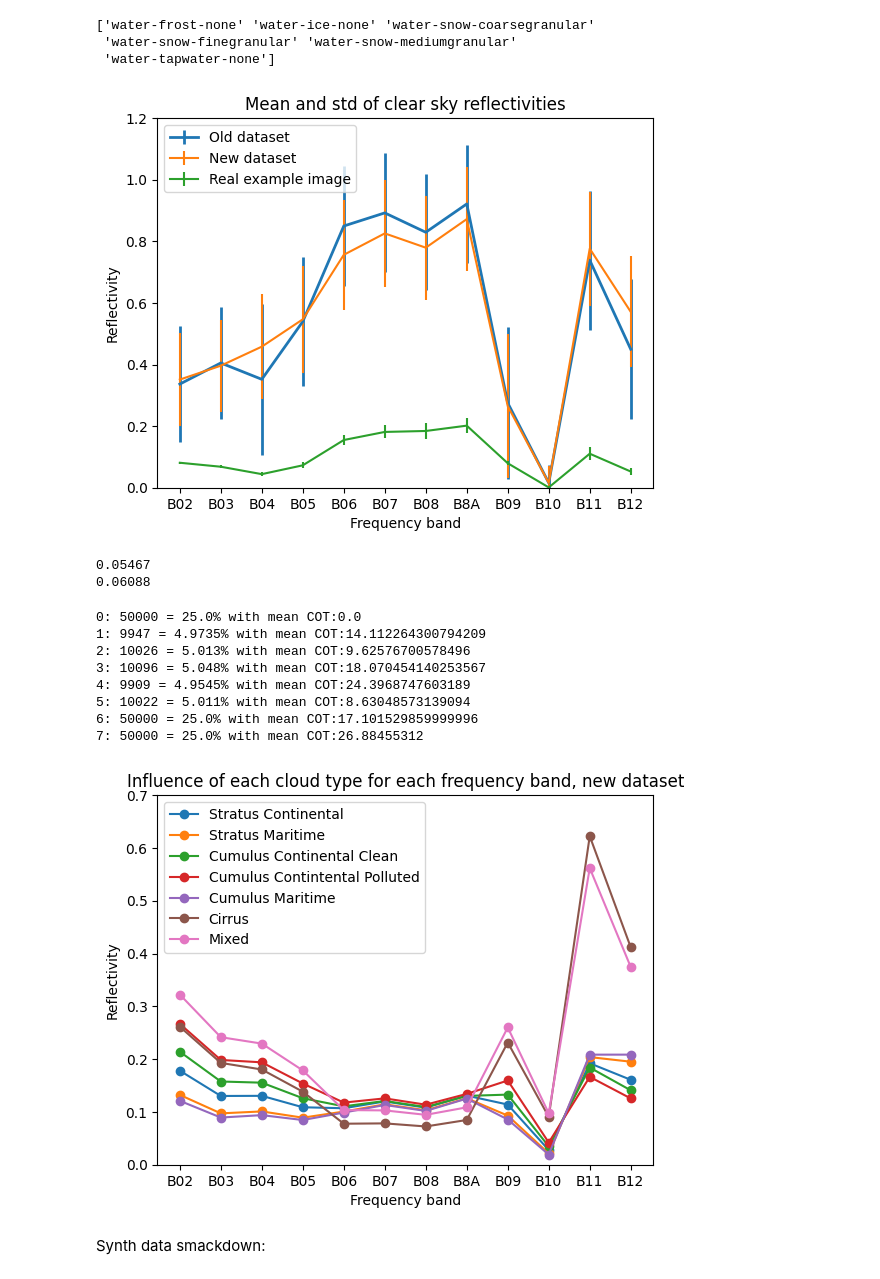
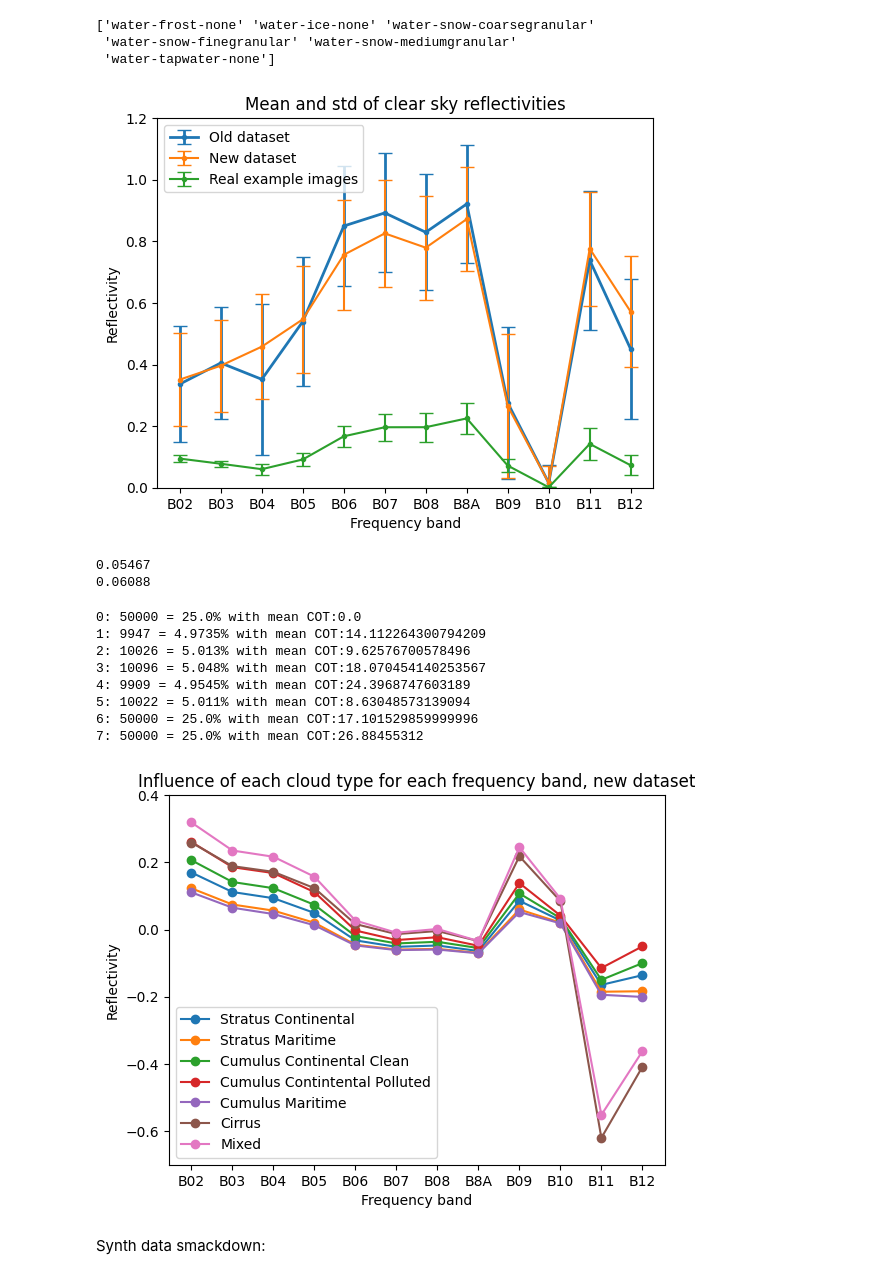
Before and after one commit to chiara-aisweden/cloud_rm, a Jupyter notebook: DataVis.ipynb, the cells around one changed output. Cells and saved outputs as stored; diff of their text form; code cells hidden in the pictures.

```diff
--- a/DataVis.ipynb
+++ b/DataVis.ipynb
@@ -85,6 +85,9 @@ with std: 0.1093317573250767
 water/ice: 3828 = 1.914%
 with std: 0.013640856684076892
 # %%
+#Decide whether to include real mean
+include_real=True
+
 #Find surface types
 surfs = ['vegetation','rock','nonphotosyntheticvegetation','soil','water/ice','frost/snow']
 
@@ -97,19 +100,32 @@ for i in range(len(surfs)):
 total_mean=np.mean(df[clearcols],axis=0)
 total_std=np.std(df[clearcols],axis=0)
 
+#Import Real images mean
+if include_real:
+    real_ex_mean=[0.09453778, 0.0777872 , 0.06017147, 0.09173835, 0.16690802, 0.19634993, 0.19650194, 0.22506709, 0.0717202 , 0.00139894, 0.14225991, 0.07273129]
+
 #Print deviations
 x=np.arange(len(clearcols))
 plt.figure()
-for i in range(len(surfs)):
-    plt.plot(x,surf_means[i,:].flatten(),'-o')
+plt.plot(x,surf_means[0,:].flatten(),'-o',linewidth=0.5,c='tab:green')
+plt.plot(x,surf_means[1,:].flatten(),'-o',linewidth=0.5,c='tab:gray')
+plt.plot(x,surf_means[2,:].flatten(),'-o',linewidth=0.5,c='tab:orange')
+plt.plot(x,surf_means[3,:].flatten(),'-o',linewidth=0.5,c='tab:brown')
+plt.plot(x,surf_means[4,:].flatten(),'-o',linewidth=0.5,c='tab:blue')
+plt.plot(x,surf_means[5,:].flatten(),'-o',linewidth=0.5,c='tab:purple')
 
 plt.plot(x,total_mean,'--',c='black',linewidth=3.0)
+if include_real:
+    plt.plot(x,real_ex_mean,'--',c='tab:red',linewidth=5.0)
 
 plt.xticks(x, ['B02','B03','B04','B05','B06','B07','B08','B8A','B09','B10','B11','B12'])
 plt.title('Average reflectivity of each band by surface type')
 plt.xlabel('Frequency band')
 plt.ylabel('Reflectivity')
-plt.legend(['Vegetation','Rock','Non-phot. veg.','Soil','Water/Ice','Frost/Snow','Mean'],loc='upper left')
+if include_real:
+    plt.legend(['Vegetation','Rock','Non-phot. veg.','Soil','Water/Ice','Frost/Snow','Synthetic mean', 'Real data mean'],loc='upper left')
+else:
+    plt.legend(['Vegetation','Rock','Non-phot. veg.','Soil','Water/Ice','Frost/Snow','Synthetic mean'],loc='upper left')
 ax = plt.gca()
 ax.set_ylim([0, 1])
 plt.show()
@@ -223,22 +239,22 @@ total_mean_new=np.mean(df_new[clearcols],axis=0)
 total_std_new=np.std(df_new[clearcols],axis=0)
 
 #Import example image means/stds
-real_ex_mean=[0.08106585, 0.06814364, 0.04409905, 0.07274306, 0.15487844, 0.18113827, 0.18423619, 0.20154552, 0.07944296, 0.00097971, 0.11044918, 0.05259365]
-real_ex_std=[0.00350704, 0.00539369, 0.00726456, 0.00923309, 0.0172673, 0.0209861, 0.02628233, 0.02431537, 0.00610984, 0.00010017, 0.0204025,  0.01173433]
+real_ex_mean=[0.09453778, 0.0777872 , 0.06017147, 0.09173835, 0.16690802, 0.19634993, 0.19650194, 0.22506709, 0.0717202 , 0.00139894, 0.14225991, 0.07273129]
+real_ex_std=[0.01178028, 0.01023469, 0.01787003, 0.02111118, 0.03498968, 0.04356319, 0.04683061, 0.05012912, 0.02070586, 0.00046948, 0.05076208, 0.03225045]
 
 #Print means
 x=np.arange(len(clearcols))
 plt.figure()
 
-plt.errorbar(x,total_mean,yerr=total_std,linewidth=2)
-plt.errorbar(x,total_mean_new,yerr=total_std_new)
-plt.errorbar(x,real_ex_mean,yerr=real_ex_std)
+plt.errorbar(x,total_mean,yerr=total_std,linewidth=2,marker='.', capsize=5)
+plt.errorbar(x,total_mean_new,yerr=total_std_new,marker='.', capsize=5)
+plt.errorbar(x,real_ex_mean,yerr=real_ex_std,marker='.', capsize=5)
 
 plt.xticks(x, ['B02','B03','B04','B05','B06','B07','B08','B8A','B09','B10','B11','B12'])
 plt.title('Mean and std of clear sky reflectivities')
 plt.xlabel('Frequency band')
 plt.ylabel('Reflectivity')
-plt.legend(['Old dataset','New dataset','Real example image'],loc='upper left')
+plt.legend(['Old dataset','New dataset','Real example images'],loc='upper left')
 ax = plt.gca()
 ax.set_ylim([0, 1.2])
 plt.show()
@@ -246,7 +262,7 @@ plt.show()
 print(min(df['Clear_B04']))
 print(min(df_new['Clear_B04']))
 # %% [output]
-[figure, old version]
+[figure, new version]
 0.05467
 0.06088
 # %%
@@ -257,37 +273,37 @@ for i in range(len(clouds_all)):
         clouds_all[i]=7
 unique_cloud, count_cloud = np.unique(clouds_all, return_counts=True)
 
 #Find influence and COT of each surf type
 cloud_inf = np.zeros([len(unique_cloud), len(clearcols)])
 for i in range(len(unique_cloud)):
     cloud_data = np.array(df_new[clouds_all == unique_cloud[i]][cloudcols])-np.array(df_new[clouds_all == unique_cloud[i]][clearcols])
-    cloud_inf[i,:] = np.mean(np.abs(cloud_data),axis=0)
+    cloud_inf[i,:] = np.mean(cloud_data,axis=0)
     cloud_COT = np.mean(np.array(df_new[clouds_all == unique_cloud[i]]['COT']))
 
     print(str(unique_cloud[i])+': '+str(count_cloud[i])+' = '+str(count_cloud[i]/2000)+'%'+' with mean COT:'+str(cloud_COT))
 
 plt.figure()
 for i in range(1,len(unique_cloud)):
     plt.plot(x,cloud_inf[i,:],'-o')
 
 plt.xticks(x, ['B02','B03','B04','B05','B06','B07','B08','B8A','B09','B10','B11','B12'])
 plt.title('Influence of each cloud type for each frequency band, new dataset')
 plt.xlabel('Frequency band')
 plt.ylabel('Reflectivity')
-plt.legend(['Stratus Continental','Stratus Maritime','Cumulus Continental Clean','Cumulus Contintental Polluted','Cumulus Maritime','Cirrus','Mixed'],loc='upper left')
+plt.legend(['Stratus Continental','Stratus Maritime','Cumulus Continental Clean','Cumulus Contintental Polluted','Cumulus Maritime','Cirrus','Mixed'],loc='lower left')
 ax = plt.gca()
-ax.set_ylim([0, 0.7])
+ax.set_ylim([-0.7, 0.4])
 plt.show()
 # %% [output]
 0: 50000 = 25.0% with mean COT:0.0
 1: 9947 = 4.9735% with mean COT:14.112264300794209
 2: 10026 = 5.013% with mean COT:9.62576700578496
 3: 10096 = 5.048% with mean COT:18.070454140253567
 4: 9909 = 4.9545% with mean COT:24.3968747603189
 5: 10022 = 5.011% with mean COT:8.63048573139094
 6: 50000 = 25.0% with mean COT:17.101529859999996
 7: 50000 = 25.0% with mean COT:26.88455312
-[figure, old version]
+[figure, new version]
 # %% [markdown]
 Synth data smackdown:
 # %%
```
Also changed, not shown: parts of 3 cells of this notebook, 45 other files.
